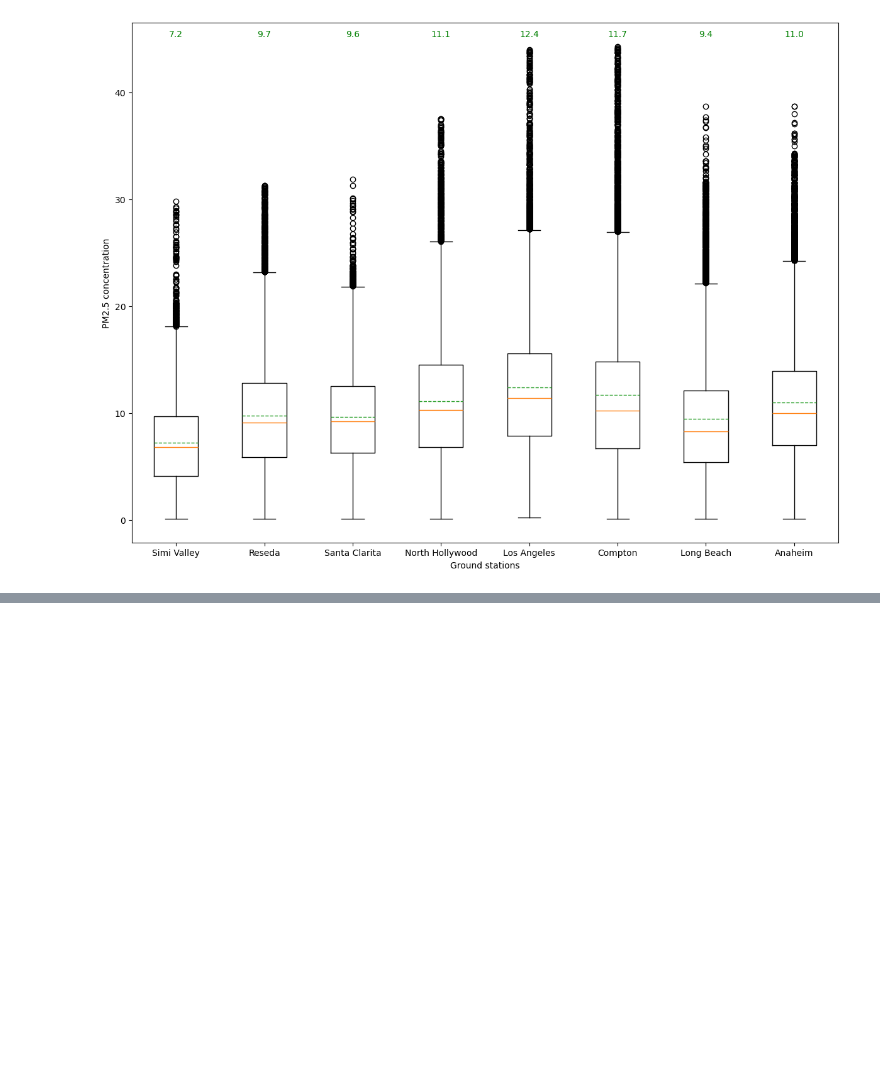
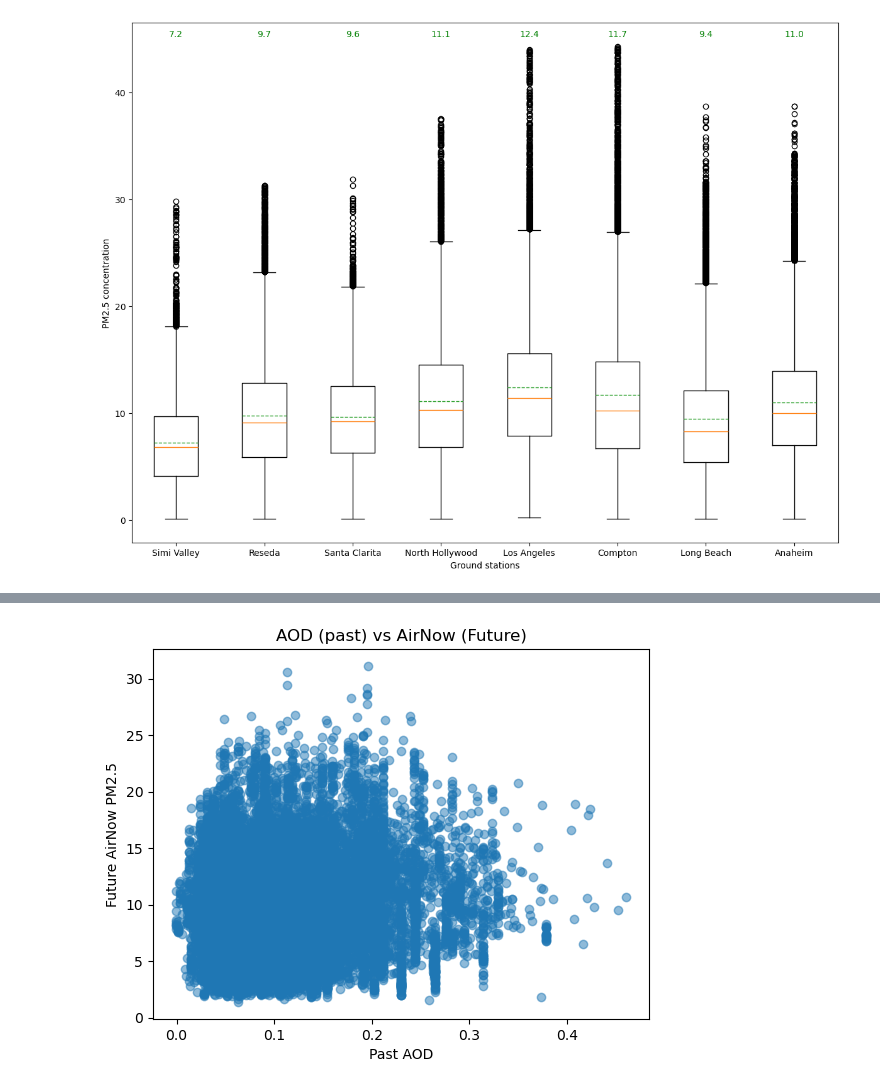
Before and after one commit to matthewgraca/hrrr-smoke-viz, a Jupyter notebook: pwwb-experiments/tensorflow/sat_model_archive/sat_data_analysis.ipynb, the cells around one changed output, grey strips where cells are left out. Saved outputs shown, nothing was run; the diff lists cells and outputs as text; code cells hidden in the pictures; blank space fills up the shorter version.

```diff
--- a/pwwb-experiments/tensorflow/sat_model_archive/sat_data_analysis.ipynb
+++ b/pwwb-experiments/tensorflow/sat_model_archive/sat_data_analysis.ipynb
@@ -232,0 +295,14 @@ plt.show()
+# %%
+plt.scatter(
+    np.where(abs(avg_aod - np.mean(avg_aod)) >= 3 * np.std(avg_aod), np.mean(avg_aod), avg_aod),
+    avg_target_pm25,
+    alpha=0.5
+)
+
+plt.xlabel("Past AOD")
+plt.ylabel("Future AirNow PM2.5")
+plt.title("AOD (past) vs AirNow (Future)")
+
+plt.show()
+# %% [output]
+[figure, added]
```
Also changed, not shown: parts of 19 cells of this notebook.
